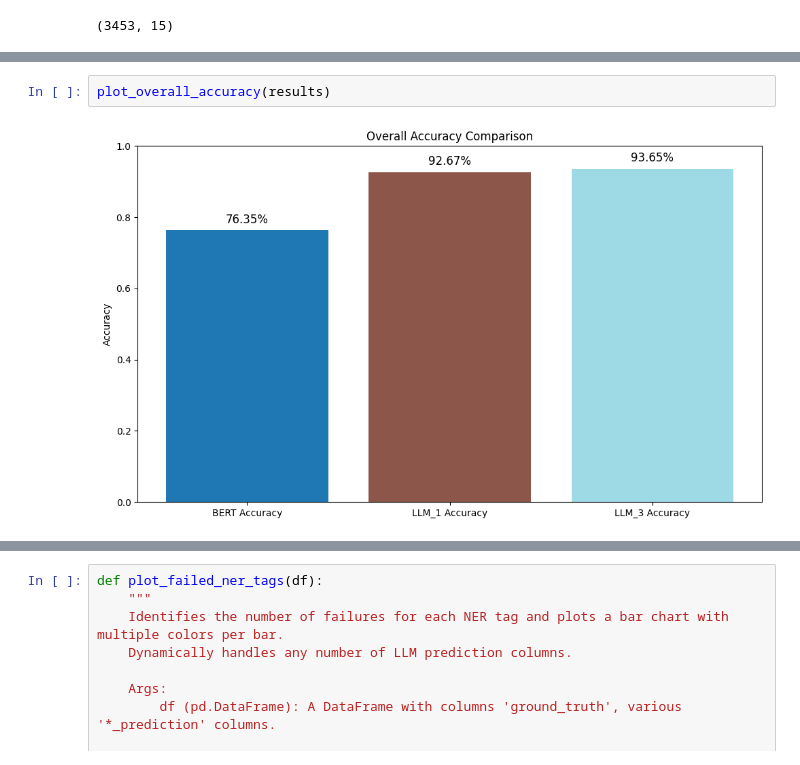
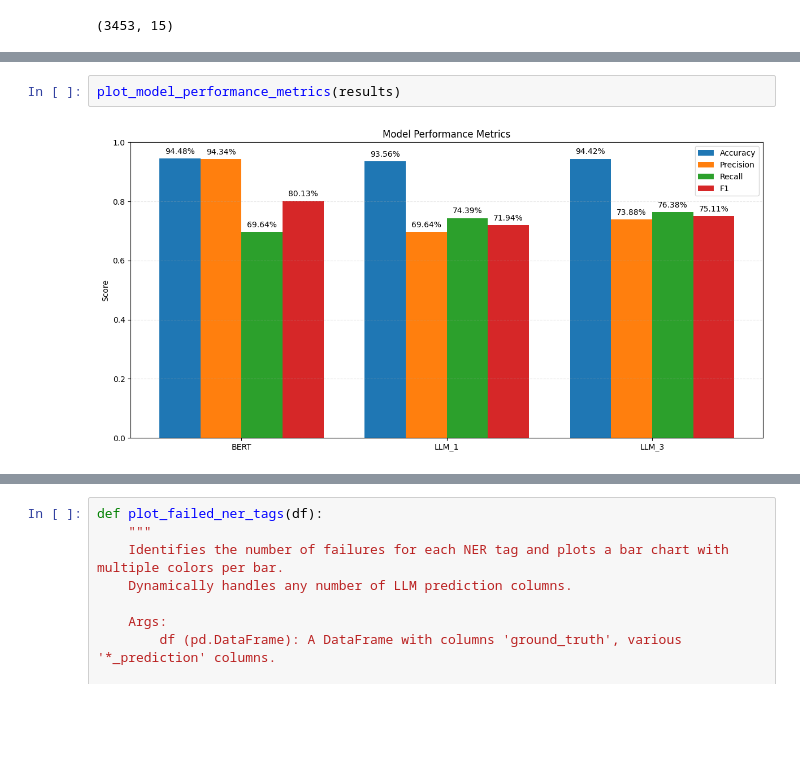
Before and after one commit to alvaro-francisco-gil/text-mining, a Jupyter notebook: 03_name_entity_recognition/03_name_entity_recognition.ipynb, the cells around one changed output, grey strips where cells are left out. Saved outputs shown, nothing was run; the diff lists cells and outputs as text; blank space fills up the shorter version.

```diff
--- a/03_name_entity_recognition/03_name_entity_recognition.ipynb
+++ b/03_name_entity_recognition/03_name_entity_recognition.ipynb
@@ -710,4 +827,4 @@ results.head()
 # %%
-plot_overall_accuracy(results)
+plot_model_performance_metrics(results)
 # %% [output]
-[figure, old version]
+[figure, new version]
```
Also changed, not shown: parts of 23 cells of this notebook, 1 other file.
